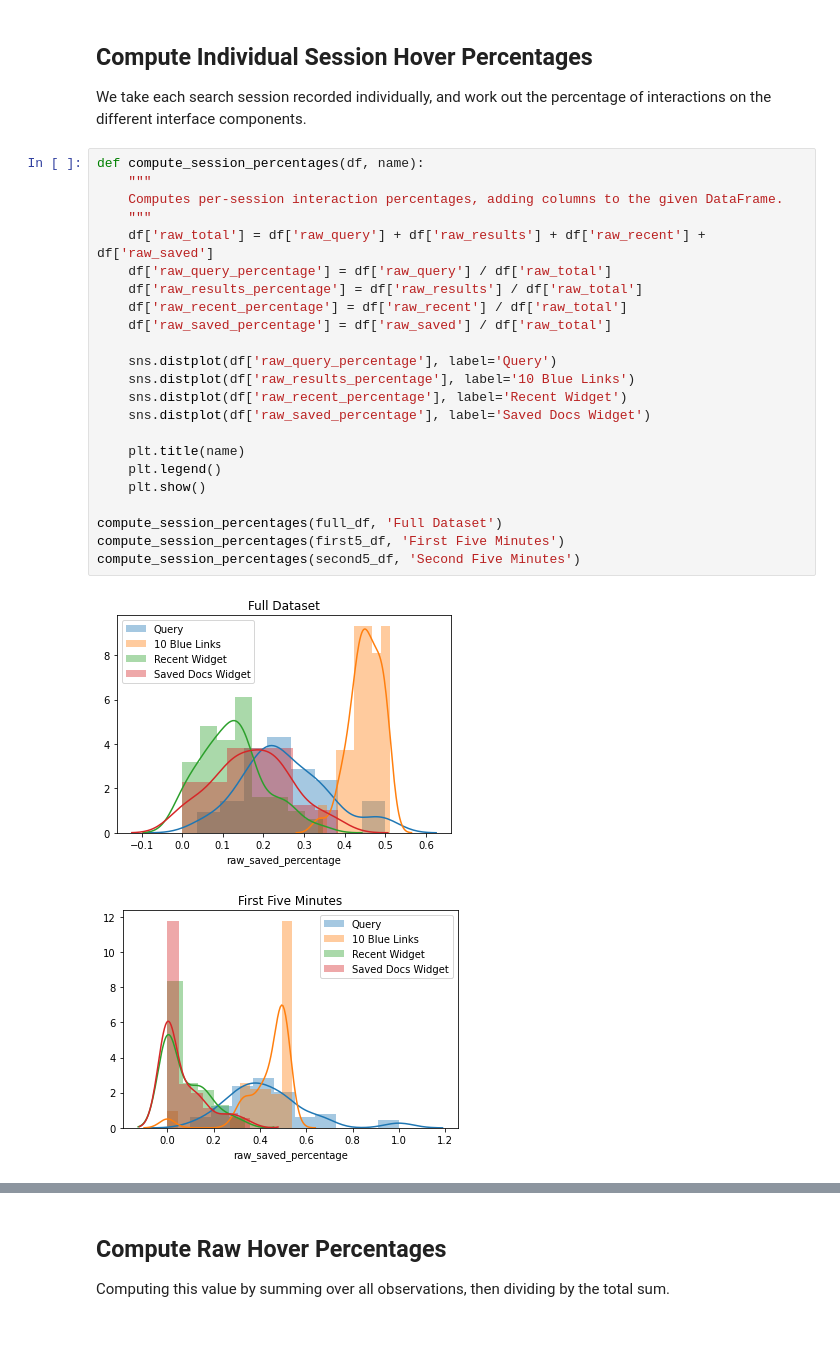
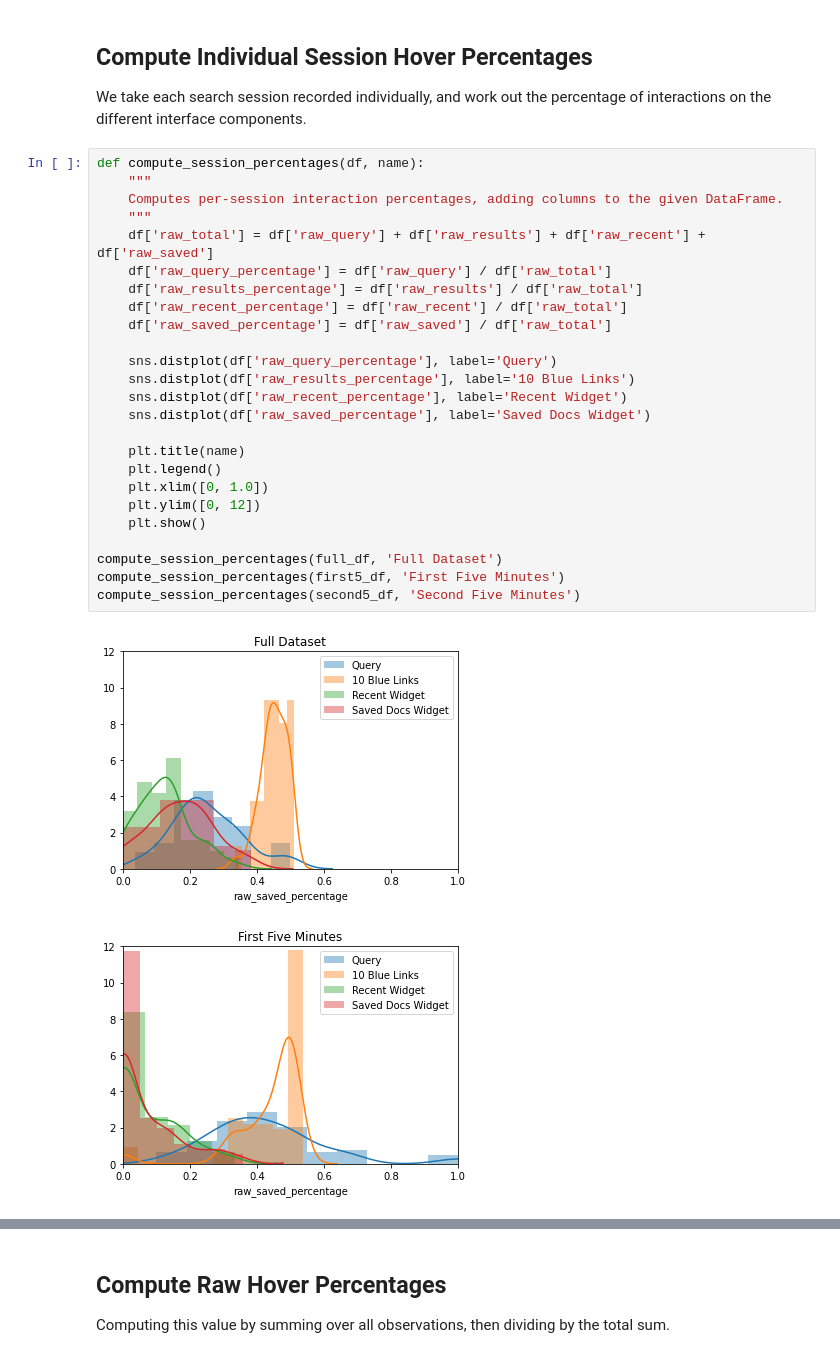
Before and after one commit to maxwelld90/modelling, a Jupyter notebook: exploratory/cscw-markov/Exploratory CSCW Gig.ipynb, the cells around one changed output, grey strips where cells are left out. Drawn from its saved outputs; the diff is of its cells as text.

```diff
--- a/exploratory/cscw-markov/Exploratory CSCW Gig.ipynb
+++ b/exploratory/cscw-markov/Exploratory CSCW Gig.ipynb
@@ -64,26 +64,28 @@ We take each search session recorded individually, and work out the percentage o
 # %%
 def compute_session_percentages(df, name):
     """
     Computes per-session interaction percentages, adding columns to the given DataFrame.
     """
     df['raw_total'] = df['raw_query'] + df['raw_results'] + df['raw_recent'] + df['raw_saved']
     df['raw_query_percentage'] = df['raw_query'] / df['raw_total']
     df['raw_results_percentage'] = df['raw_results'] / df['raw_total']
     df['raw_recent_percentage'] = df['raw_recent'] / df['raw_total']
     df['raw_saved_percentage'] = df['raw_saved'] / df['raw_total']
 
     sns.distplot(df['raw_query_percentage'], label='Query')
     sns.distplot(df['raw_results_percentage'], label='10 Blue Links')
     sns.distplot(df['raw_recent_percentage'], label='Recent Widget')
     sns.distplot(df['raw_saved_percentage'], label='Saved Docs Widget')
 
     plt.title(name)
     plt.legend()
+    plt.xlim([0, 1.0])
+    plt.ylim([0, 12])
     plt.show()
 
 compute_session_percentages(full_df, 'Full Dataset')
 compute_session_percentages(first5_df, 'First Five Minutes')
 compute_session_percentages(second5_df, 'Second Five Minutes')
 # %% [output]
-[figure, old version]
+[figure, new version]
-[figure, old version]
+[figure, new version]
```
Also changed, not shown: parts of 7 cells of this notebook.
